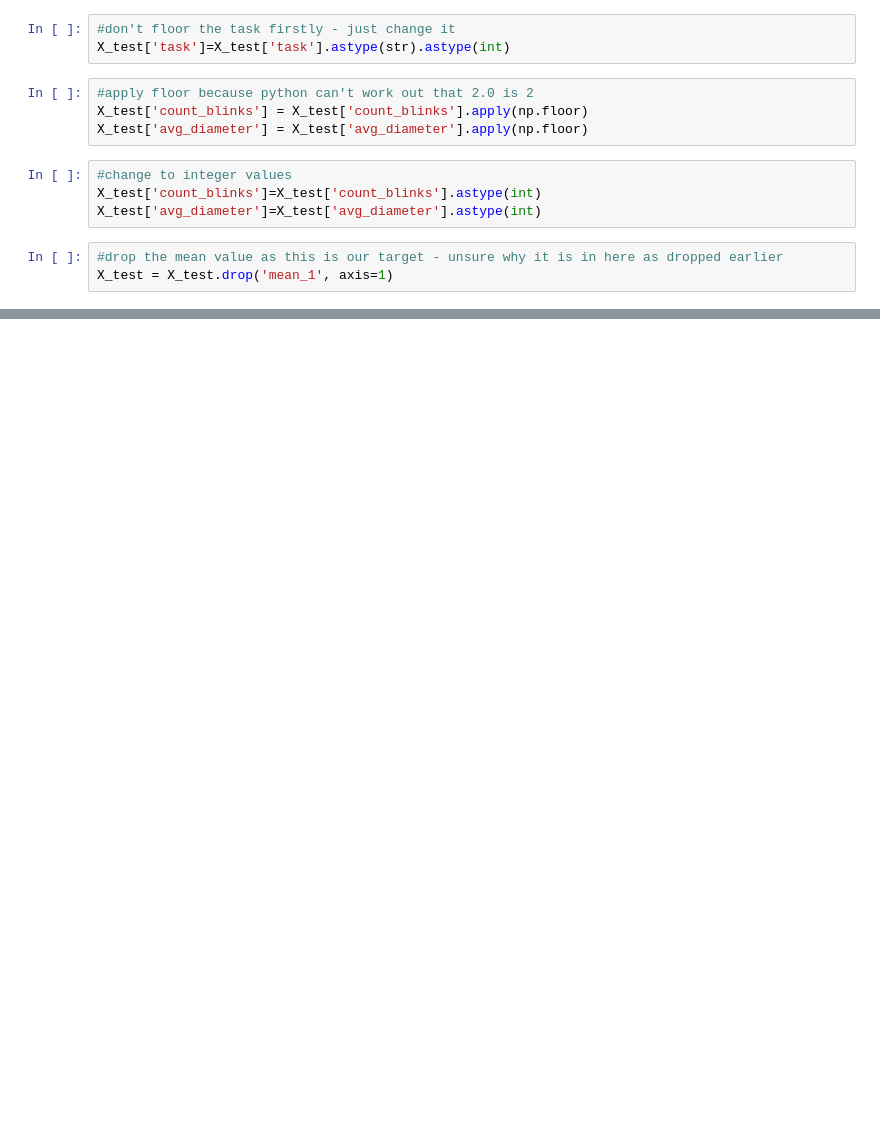
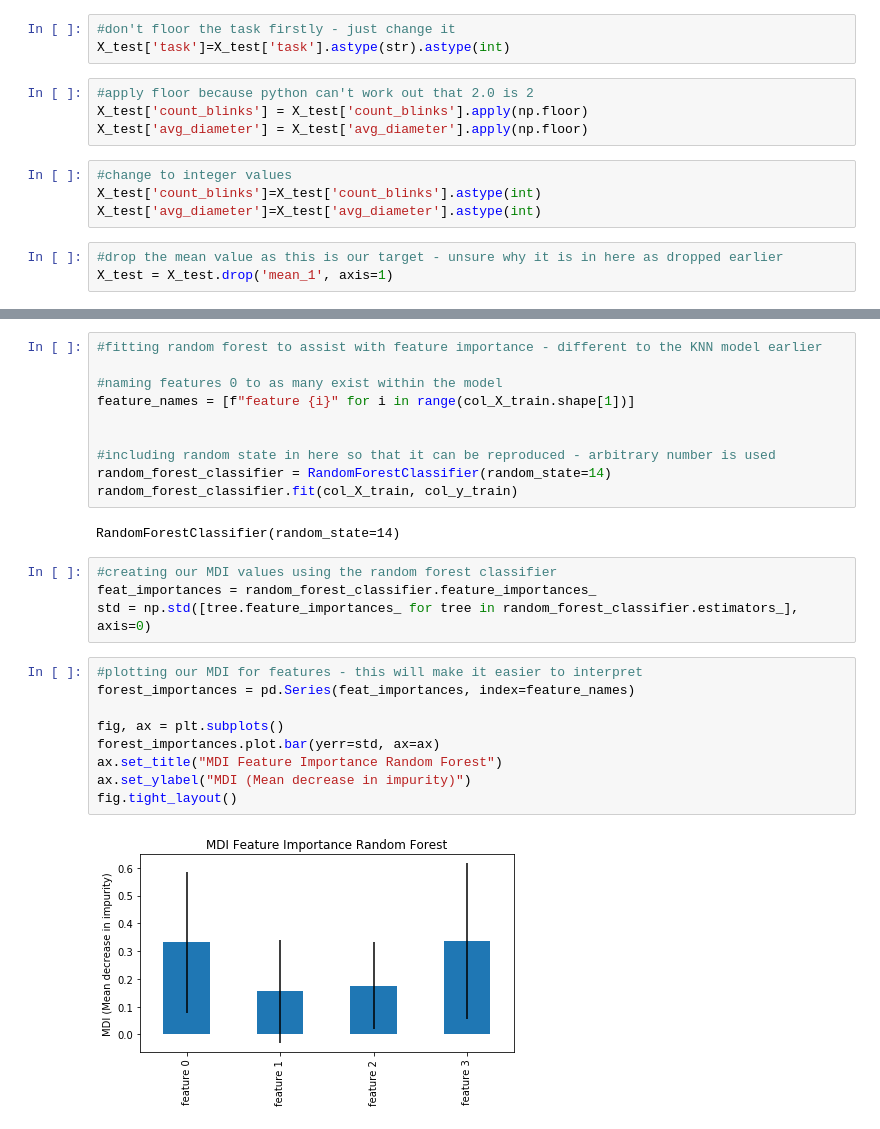
Before and after one commit to AndrewHallam1/SIT723, a Jupyter notebook: SIT723v1.ipynb, the cells around one changed output, grey strips where cells are left out. Drawn from its saved outputs; the diff is of its cells as text; blank space fills up the shorter version.

```diff
--- a/SIT723v1.ipynb
+++ b/SIT723v1.ipynb
@@ -1483,3 +1542,30 @@ pyplot.show()
+# %%
+#fitting random forest to assist with feature importance - different to the KNN model earlier
+
+#naming features 0 to as many exist within the model
+feature_names = [f"feature {i}" for i in range(col_X_train.shape[1])]
+
+
+#including random state in here so that it can be reproduced - arbitrary number is used
+random_forest_classifier = RandomForestClassifier(random_state=14)
+random_forest_classifier.fit(col_X_train, col_y_train)
+# %% [output]
+RandomForestClassifier(random_state=14)
+# %%
+#creating our MDI values using the random forest classifier
+feat_importances = random_forest_classifier.feature_importances_
+std = np.std([tree.feature_importances_ for tree in random_forest_classifier.estimators_], axis=0)
+# %%
+#plotting our MDI for features - this will make it easier to interpret
+forest_importances = pd.Series(feat_importances, index=feature_names)
+
+fig, ax = plt.subplots()
+forest_importances.plot.bar(yerr=std, ax=ax)
+ax.set_title("MDI Feature Importance Random Forest")
+ax.set_ylabel("MDI (Mean decrease in impurity)")
+fig.tight_layout()
+# %% [output]
+[figure, added]
 # %%
 #correlation matrix
 
```
Also changed, not shown: parts of 59 cells of this notebook.
